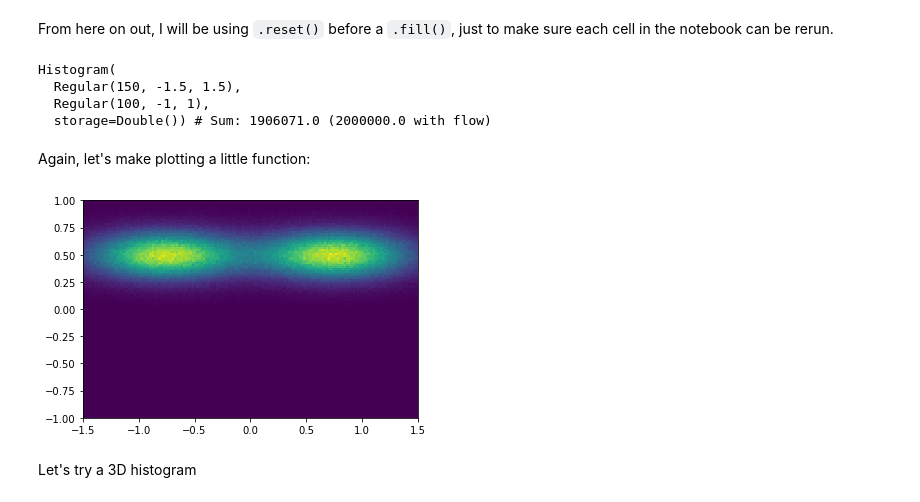
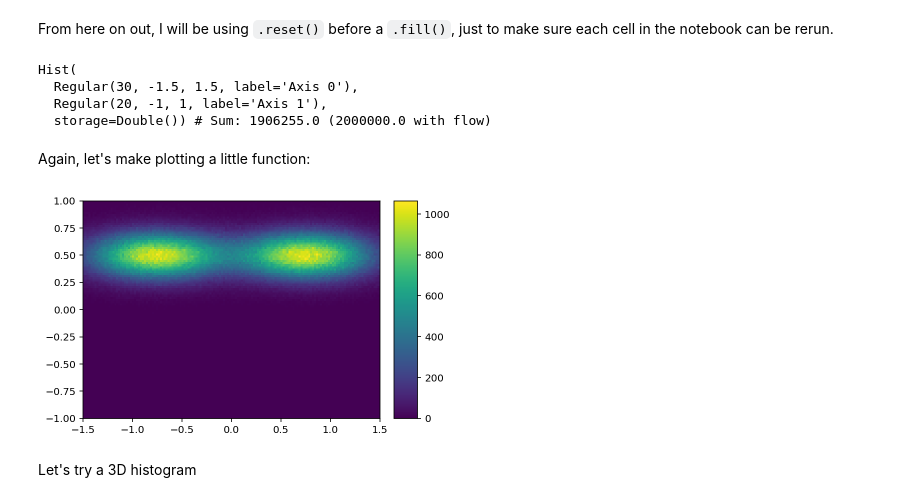
Before and after one commit to henryiii/histogram-tutorial, a Jupyter notebook: 2_ND_histograms.ipynb, the cells around one changed output. Saved outputs shown, nothing was run; the diff lists cells and outputs as text; code cells hidden in the pictures.

```diff
--- a/2_ND_histograms.ipynb
+++ b/2_ND_histograms.ipynb
@@ -11,9 +9,9 @@ plothist = lambda h: plt.bar(h.axes[0].centers, h, width=h.axes[0].widths)
 # %% [markdown]
 The same API works for multiple dimensions.
 # %%
-hist3 = bh.Histogram(
-    bh.axis.Regular(150, -1.5, 1.5),
-    bh.axis.Regular(100, -1, 1)
+h = hist.Hist(
+    hist.axis.Regular(150, -1.5, 1.5),
+    hist.axis.Regular(100, -1, 1)
 )
 # %%
 def make_2D_data(*, mean=(0,0), widths=(1,1), size=1_000_000):
@@ -25,13 +23,14 @@ data3y = make_2D_data(mean=[.75, .5], widths=[.2, 0.02])
 # %% [markdown]
 From here on out, I will be using `.reset()` before a `.fill()`, just to make sure each cell in the notebook can be rerun.
 # %%
-hist3.reset()
-hist3.fill(*data3x)
-hist3.fill(*data3y)
+h.reset()
+h.fill(*data3x)
+h.fill(*data3y)
+h[::5j, ::5j]
 # %% [output]
-Histogram(
-  Regular(150, -1.5, 1.5),
-  Regular(100, -1, 1),
-  storage=Double()) # Sum: 1906071.0 (2000000.0 with flow)
+Hist(
+  Regular(30, -1.5, 1.5, label='Axis 0'),
+  Regular(20, -1, 1, label='Axis 1'),
+  storage=Double()) # Sum: 1906255.0 (2000000.0 with flow)
 # %% [markdown]
 Again, let's make plotting a little function:
@@ -43,7 +37,7 @@ def plothist2d(h):
-# %%
-plothist2d(hist3);
-# %% [output]
-[figure, removed]
+# %%
+h.plot();
+# %% [output]
+[figure, added]
 # %% [markdown]
 Let's try a 3D histogram
 # %%
```
Also changed, not shown: parts of 17 cells of this notebook, 5 other files.
